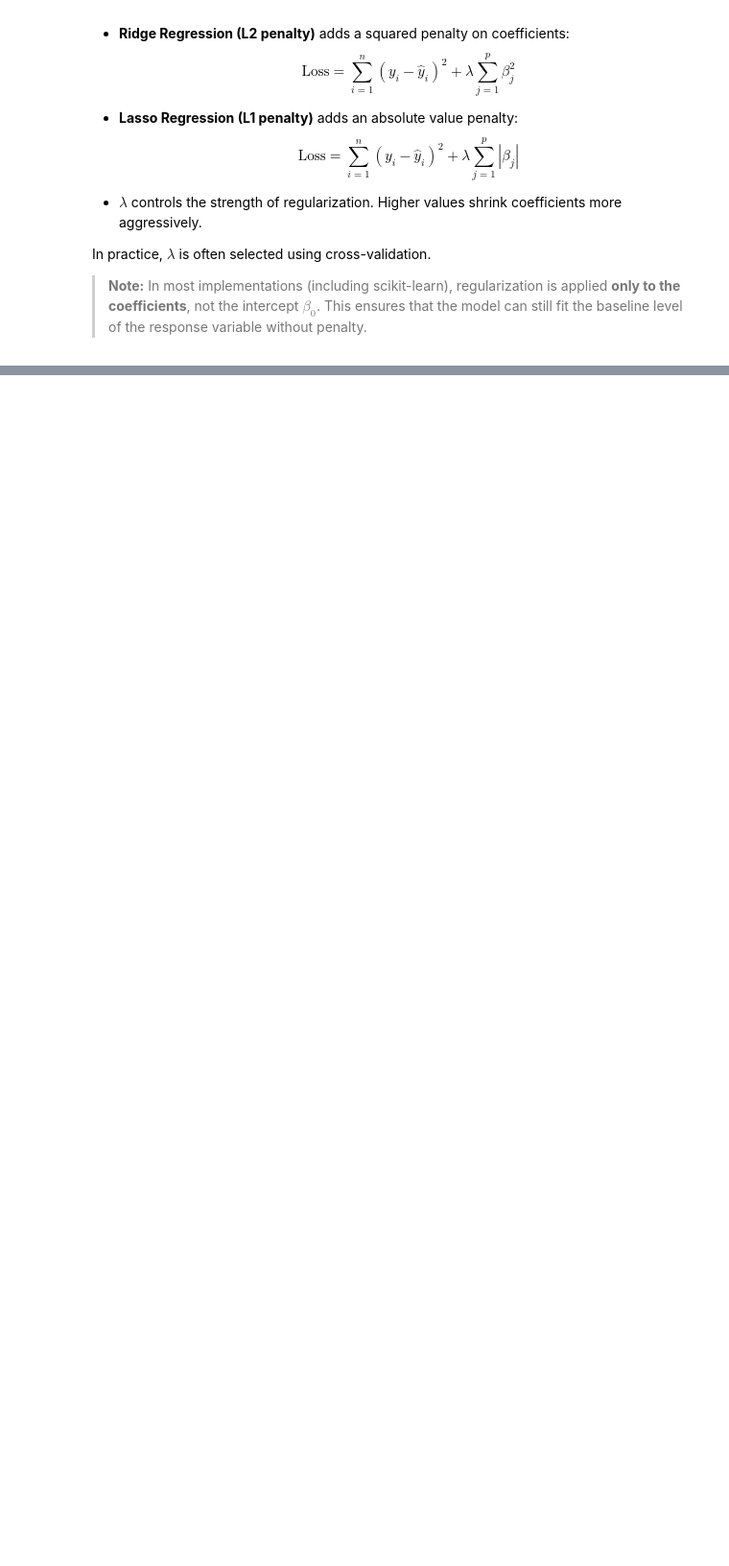
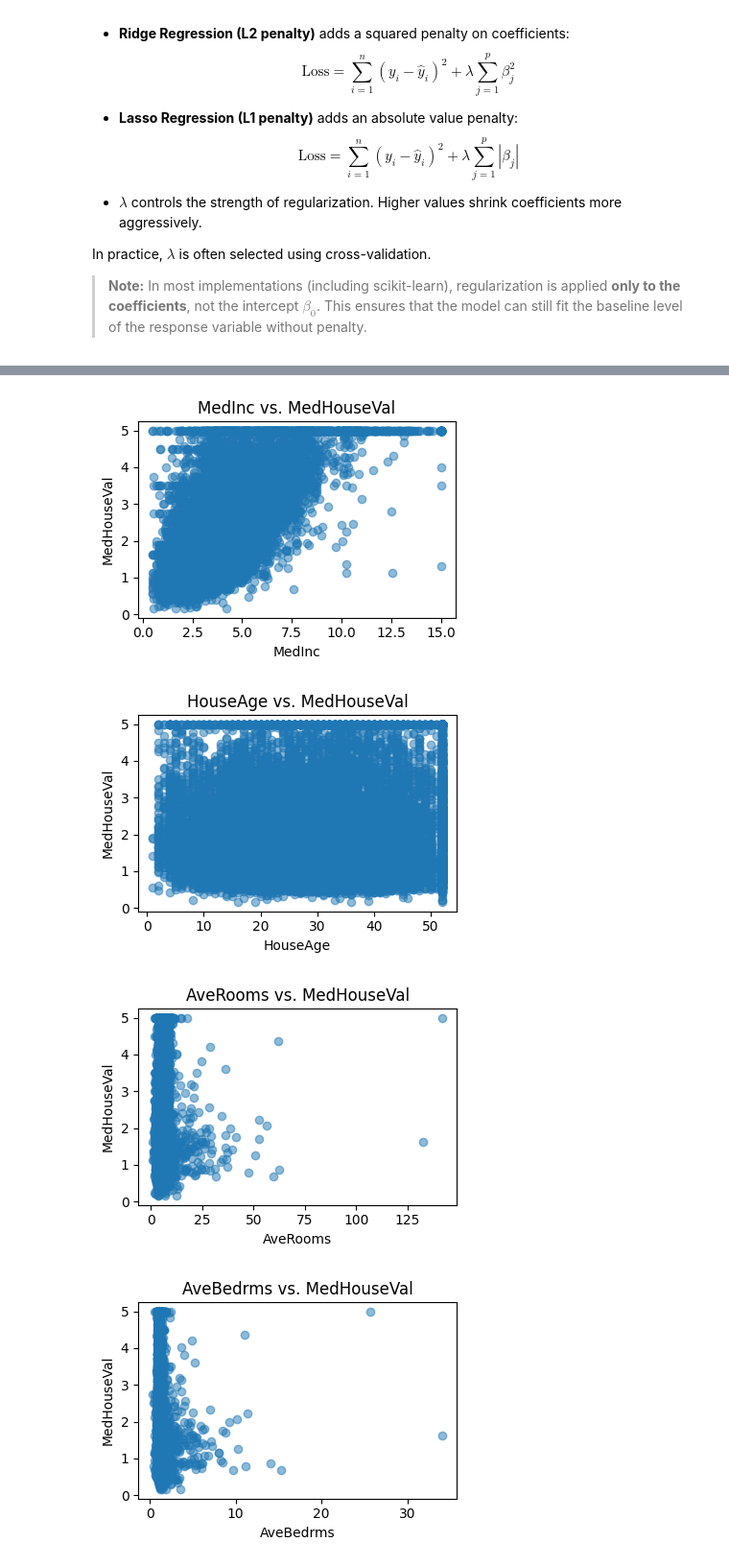
Before and after one commit to martinhamzai/ml-algorithms, a Jupyter notebook: notebooks/linear_regression.ipynb, the cells around one changed output, grey strips where cells are left out. Shown: that part at 96% size. Saved outputs shown, nothing was run; the diff lists cells and outputs as text; code cells hidden in the pictures; blank space fills up the shorter version.

```diff
--- a/notebooks/linear_regression.ipynb
+++ b/notebooks/linear_regression.ipynb
@@ -162,0 +536,17 @@ In practice, $\lambda$ is often selected using cross-validation.
+# %%
+# Linearity
+columns = [col for col in df.columns if col != 'MedHouseVal']
+
+for col in columns:
+    plt.figure(figsize=(4,3))
+    plt.scatter(df[col], df['MedHouseVal'], alpha=0.5)
+    plt.title(f'{col} vs. MedHouseVal')
+    plt.xlabel(col)
+    plt.ylabel('MedHouseVal')
+    plt.tight_layout()
+    plt.show()
+# %% [output]
+[figure, added]
+[figure, added]
+[figure, added]
+[figure, added]
```
Also changed, not shown: parts of 46 cells of this notebook, 1 other file.
